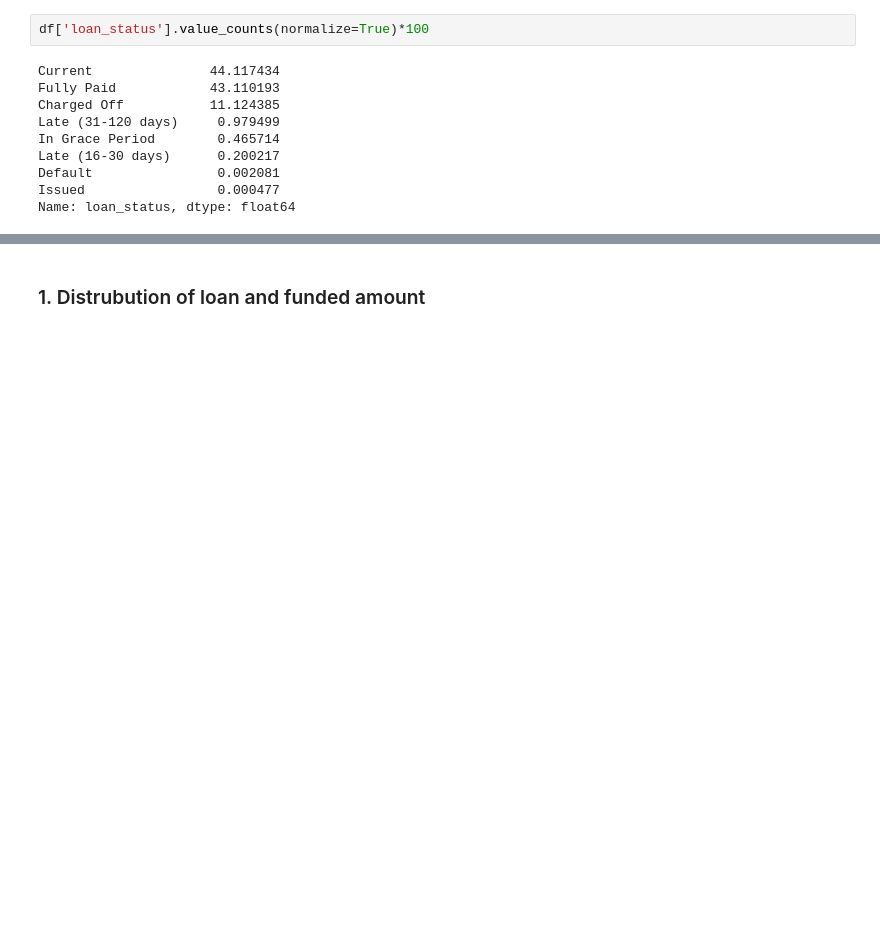
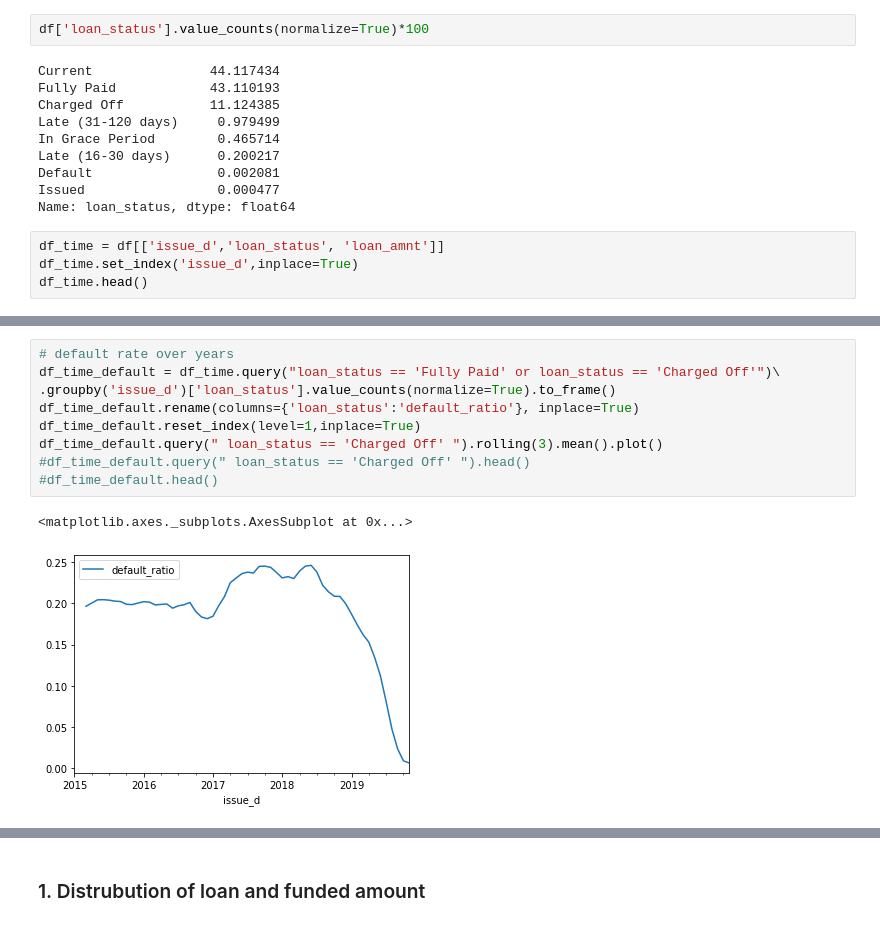
Before and after one commit to cyuancheng/Lending_Club, a Jupyter notebook: 04_LC_DataStory_EDA.ipynb, the cells around one changed output, grey strips where cells are left out. Drawn from its saved outputs; the diff is of its cells as text; blank space fills up the shorter version.

```diff
--- a/04_LC_DataStory_EDA.ipynb
+++ b/04_LC_DataStory_EDA.ipynb
@@ -163,3 +163,7 @@ Late (16-30 days)      0.200217
 Default                0.002081
 Issued                 0.000477
 Name: loan_status, dtype: float64
+# %%
+df_time = df[['issue_d','loan_status', 'loan_amnt']]
+df_time.set_index('issue_d',inplace=True)
+df_time.head()
@@ -165,0 +178,12 @@ Name: loan_status, dtype: float64
+# %%
+# default rate over years
+df_time_default = df_time.query("loan_status == 'Fully Paid' or loan_status == 'Charged Off'")\
+.groupby('issue_d')['loan_status'].value_counts(normalize=True).to_frame()
+df_time_default.rename(columns={'loan_status':'default_ratio'}, inplace=True)
+df_time_default.reset_index(level=1,inplace=True)
+df_time_default.query(" loan_status == 'Charged Off' ").rolling(3).mean().plot()
+#df_time_default.query(" loan_status == 'Charged Off' ").head()
+#df_time_default.head()
+# %% [output]
+<matplotlib.axes._subplots.AxesSubplot at 0x...>
+[figure, added]
```
Also changed, not shown: parts of 4 cells of this notebook.
